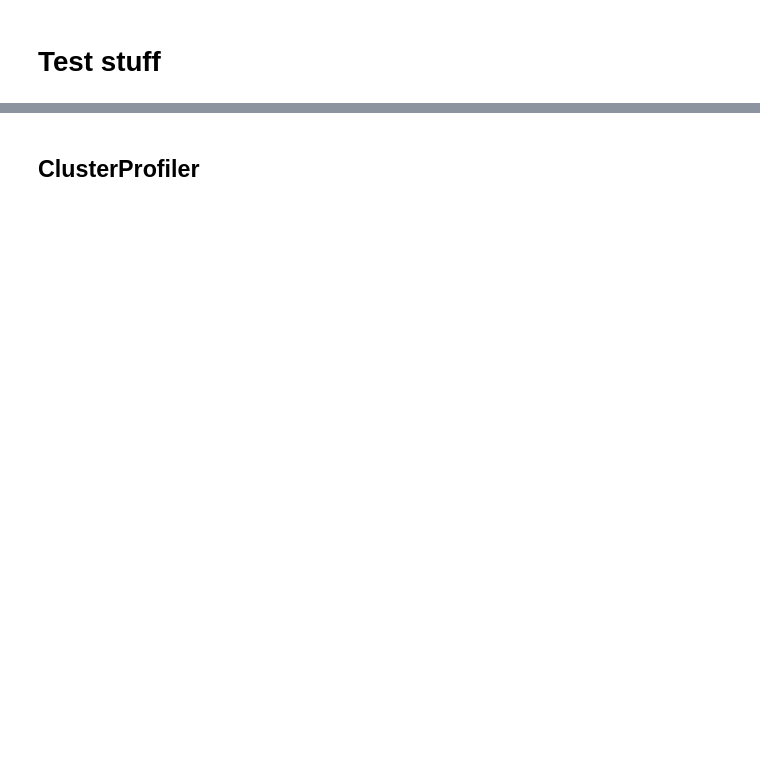
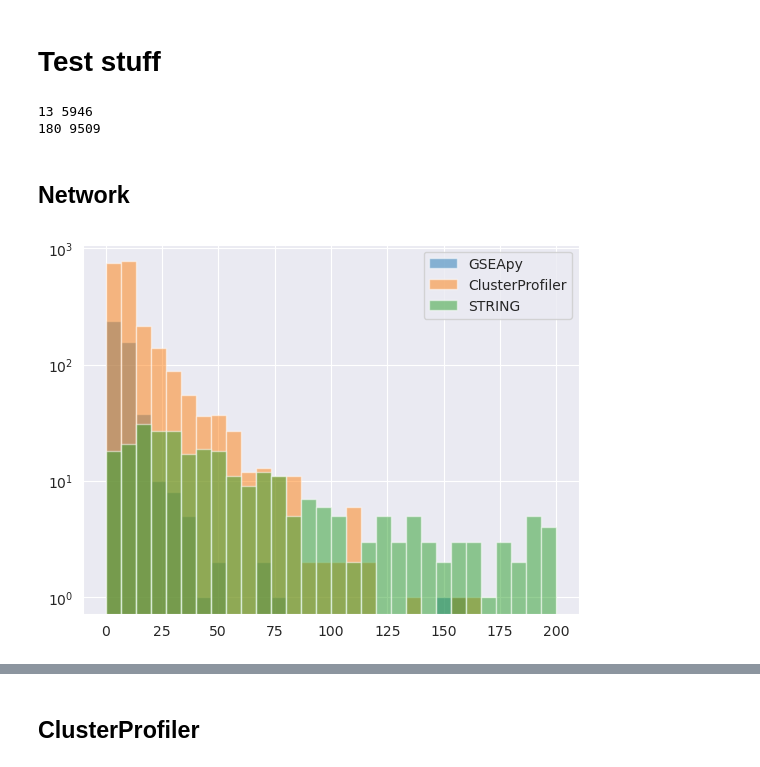
Before and after one commit to pdegen/SynEnrich, a Jupyter notebook: workflow/notebooks/main.ipynb, the cells around one changed output, grey strips where cells are left out. Cells and saved outputs as stored; diff of their text form; code cells hidden in the pictures; blank space fills up the shorter version.

```diff
--- a/workflow/notebooks/main.ipynb
+++ b/workflow/notebooks/main.ipynb
@@ -749,0 +801,35 @@ for metric in metrics:
+# %%
+sig = tab[tab["qvalue"]<0.05]
+sig_cl = tab_cl[tab_cl["qvalue"]<0.05]
+print(len(sig), len(tab))
+print(len(sig_cl), len(tab_cl))
+# %% [output]
+13 5946
+180 9509
+# %% [markdown]
+## Network
+# %%
+import networkx as nx
+
+f = "../../results/met.Inh_Meis2.P14.p19rc/syn.gseapy.logFC.GO.met.Inh_Meis2.P14.p19rc.csv"
+tab_gse = pd.read_csv(f, index_col=0)
+
+f = "../../results/met.Inh_Meis2.P14.p19rc/syn.clusterProfiler.logFC.GO.met.Inh_Meis2.P14.p19rc.csv"
+tab_clu = pd.read_csv(f, index_col=0)
+
+f = "../../results/met.Inh_Meis2.P14.p19rc/syn.string.logFC.GO.met.Inh_Meis2.P14.p19rc.csv"
+tab_str = pd.read_csv(f, index_col=0)
+# %%
+bins = 30
+range = (0,200)
+
+tab_gse["Lead_genes"].str.split(";").apply(lambda x: len(x)).hist(label="GSEApy", bins=bins, range=range, alpha=0.5)
+
+tab_clu["core_enrichment"].str.split("/").apply(lambda x: len(x)).hist(label="ClusterProfiler", bins=bins, range=range, alpha=0.5)
+
+tab_str["matching proteins in your input (labels)"].str.split(",").apply(lambda x: len(x)).hist(label="STRING", bins=bins, range=range, alpha=0.5)
+
+plt.legend()
+plt.yscale("log")
+# %% [output]
+[figure, added]
```
Also changed, not shown: parts of 19 cells of this notebook, 1 other file.
